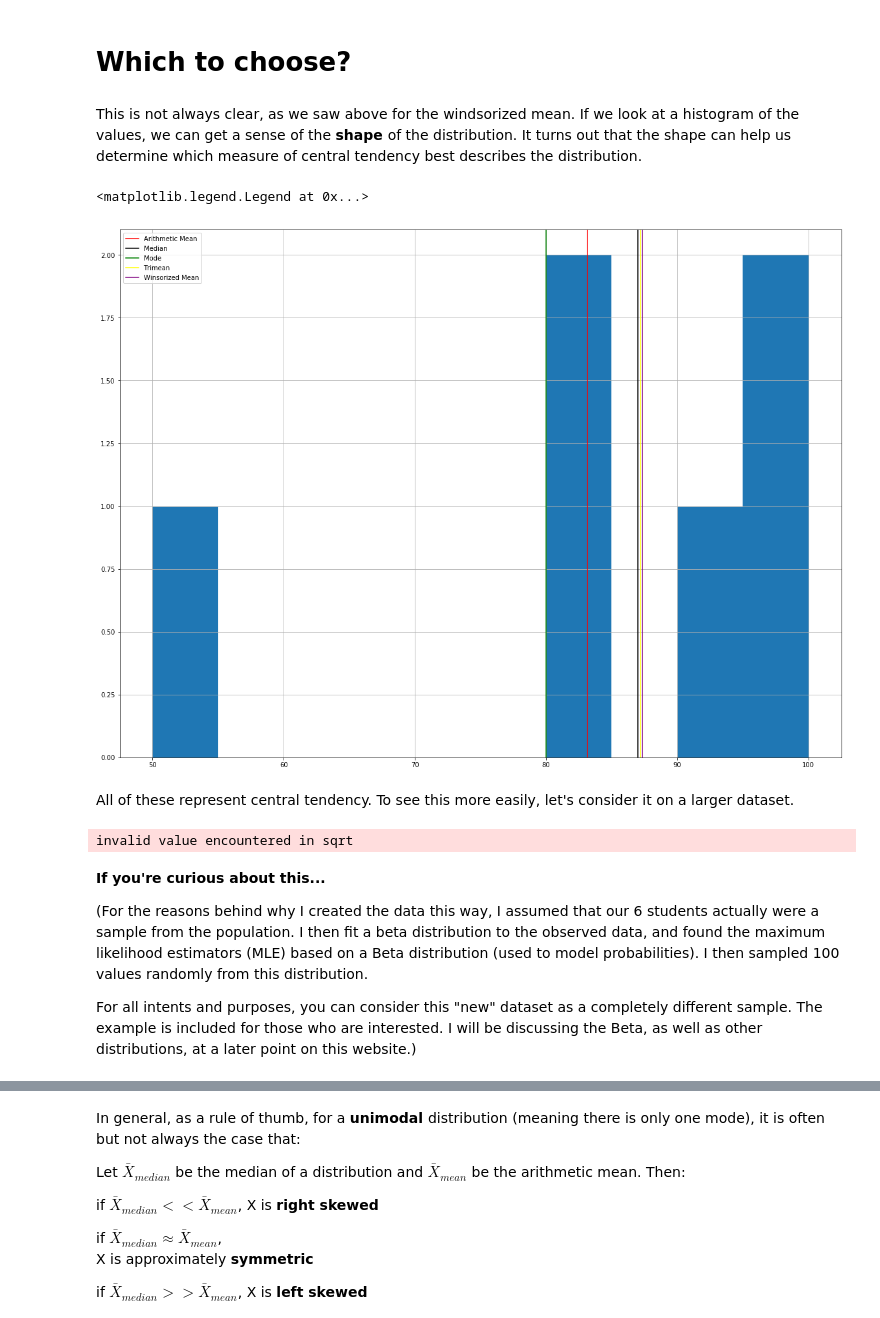
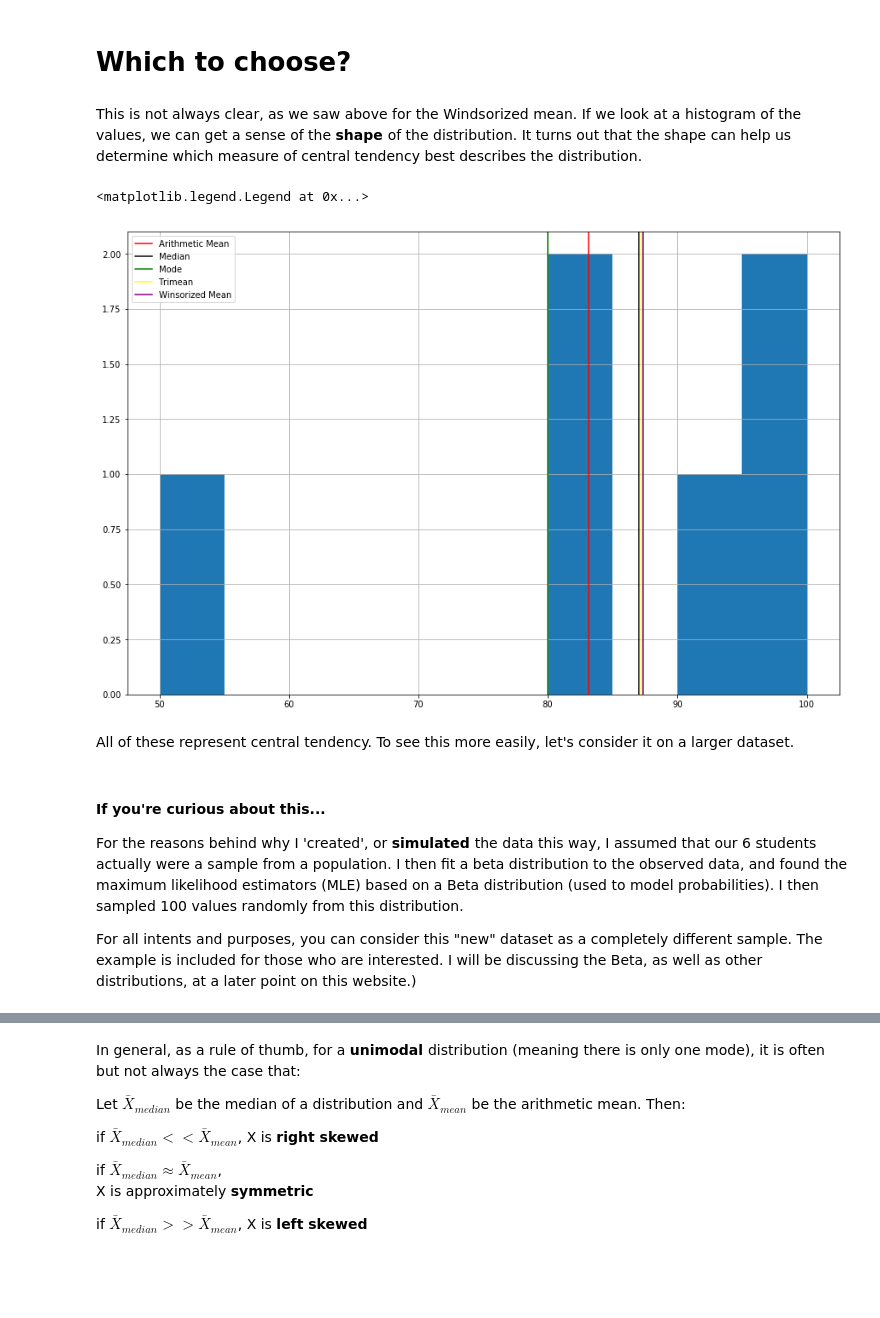
Before and after one commit to SeanAmmirati/SeanAmmirati.github.io, a Jupyter notebook: content/first_post.ipynb, the cells around one changed output, grey strips where cells are left out. Cells and saved outputs as stored; diff of their text form; code cells hidden in the pictures; blank space fills up the shorter version.

Commit message:
Changing more about first post

```diff
--- a/content/first_post.ipynb
+++ b/content/first_post.ipynb
@@ -38,12 +38,14 @@ from scipy import stats
 import matplotlib as plt
 %matplotlib inline
 # %%
-class_grades = pd.Series({'John': 95,
-                          'Mary': 80,
-                          'Jacob': 50,
-                          'Jose': 80,
-                          'Sarah': 100,
-                          'Laura': 94})
+class_grades = pd.Series({
+    'John': 95,
+    'Mary': 80,
+    'Jacob': 50,
+    'Jose': 80,
+    'Sarah': 100,
+    'Laura': 94
+})
 class_grades
 # %% [output]
 Jacob     50
@@ -152,10 +197,12 @@ This is calculated below:
 # %%
 def trimean(series):
     T = series.quantile(.25) + 2 * series.median() + series.quantile(.75)
-    TM = T/4
-    return(TM)
+    TM = T / 4
+    return (TM)
 
-trimean(class_grades)
+
+TM = trimean(class_grades)
+TM
 # %% [output]
 87.1875
 # %% [markdown]
@@ -199,15 +242,17 @@ def winsorized_mean(series, percent_removed):
     rep_bottom = min(series[series > bot_quant])
     rep_top = max(series[series < top_quant])
 
-    replacement_dic = {b:rep_bottom for b in bottom}
-    replacement_dic.update({t:rep_top for t in top})
+    replacement_dic = {b: rep_bottom for b in bottom}
+    replacement_dic.update({t: rep_top for t in top})
 
     # Make replacements, find mean
     S_tilde = series.replace(replacement_dic)
     winsorized_mean = S_tilde.mean()
-    return(winsorized_mean)
+    return (winsorized_mean)
 
-winsorized_mean(class_grades, .1)
+
+wm = winsorized_mean(class_grades, .1)
+wm
 # %% [output]
 87.33333333333333
 # %% [markdown]
@@ -234,31 +281,30 @@ This seems like a more accurate representation of the data. In the cases of outl
 # %% [markdown]
 # Which to choose?
 # %% [markdown]
-This is not always clear, as we saw above for the windsorized mean. If we look at a histogram of the values, we can get a sense of the <b> shape </b> of the distribution. It turns out that the shape can help us determine which measure of central tendency best describes the distribution.
+This is not always clear, as we saw above for the Windsorized mean. If we look at a histogram of the values, we can get a sense of the <b> shape </b> of the distribution. It turns out that the shape can help us determine which measure of central tendency best describes the distribution.
 # %%
-plt.pyplot.figure(figsize=(20,15))
+plt.pyplot.figure(figsize=(15, 10))
 plot = class_grades.hist()
 plot.axvline(x=mean, color='red', label='Arithmetic Mean')
 plot.axvline(x=median, color='black', label='Median')
 plot.axvline(x=mode[0], color='green', label='Mode')
-plot.axvline(x=TM, color='yellow', label = 'Trimean')
-plot.axvline(x=winsorized_mean, color='purple', label='Winsorized Mean')
+plot.axvline(x=TM, color='yellow', label='Trimean')
+plot.axvline(x=wm, color='purple', label='Winsorized Mean')
 plot.legend()
 # %% [output]
 <matplotlib.legend.Legend at 0x...>
-[figure, old version]
+[figure, new version]
 # %% [markdown]
 All of these represent central tendency. To see this more easily, let's consider it on a larger dataset.
 # %%
-likelihood_estim = stats.beta.fit(class_grades/100)
-random_var = pd.Series(np.random.beta(likelihood_estim[0], likelihood_estim[1], 100)) * 100
+likelihood_estim = stats.beta.fit(class_grades / 100)
+random_var = pd.Series(
+    np.random.beta(likelihood_estim[0], likelihood_estim[1], 100)) * 100
 random_var = random_var.floordiv(1)
-# %% [output]
-invalid value encountered in sqrt
 # %% [markdown]
-<b> If you're curious about this... </b>
+#### If you're curious about this...
 
-(For the reasons behind why I created the data this way, I assumed that our 6 students actually were a sample from the population. I then fit a beta distribution to the observed data, and found the maximum likelihood estimators (MLE) based on a Beta distribution (used to model probabilities). I then sampled 100 values randomly from this distribution.
+For the reasons behind why I 'created', or <b> simulated </b> the data this way, I assumed that our 6 students actually were a sample from a population. I then fit a beta distribution to the observed data, and found the maximum likelihood estimators (MLE) based on a Beta distribution (used to model probabilities). I then sampled 100 values randomly from this distribution.
 
 For all intents and purposes, you can consider this "new" dataset as a completely different sample. The example is included for those who are interested. I will be discussing the Beta, as well as other distributions, at a later point on this website.)
 # %%
```
Also changed, not shown: parts of 37 cells of this notebook, 14 other files.
